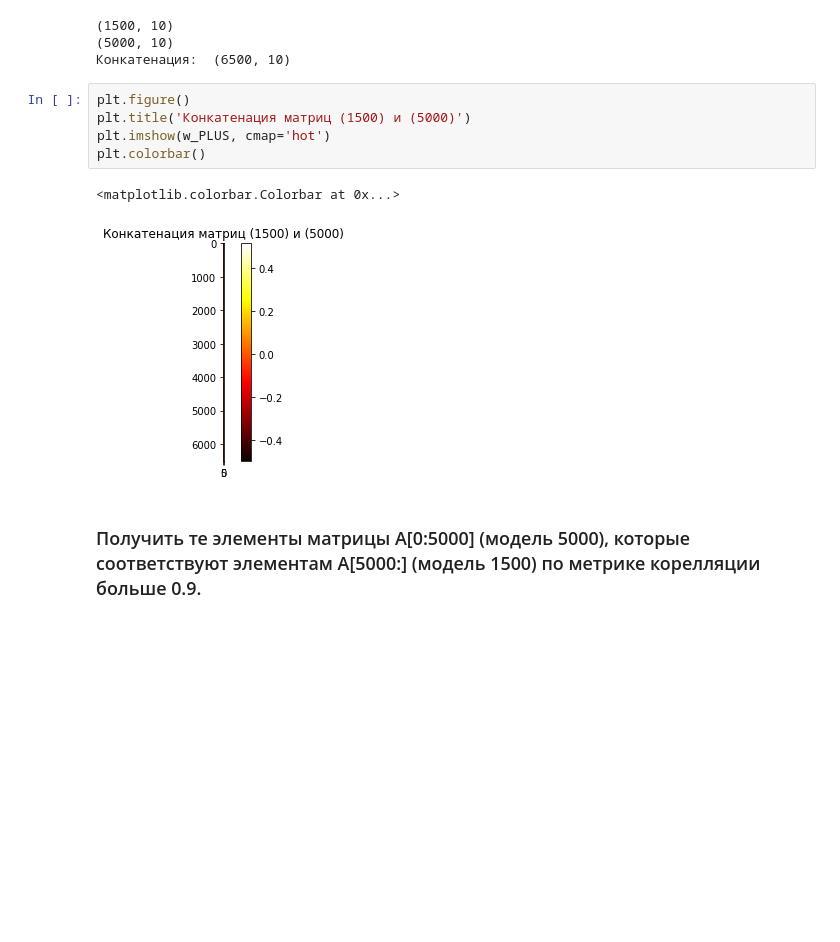
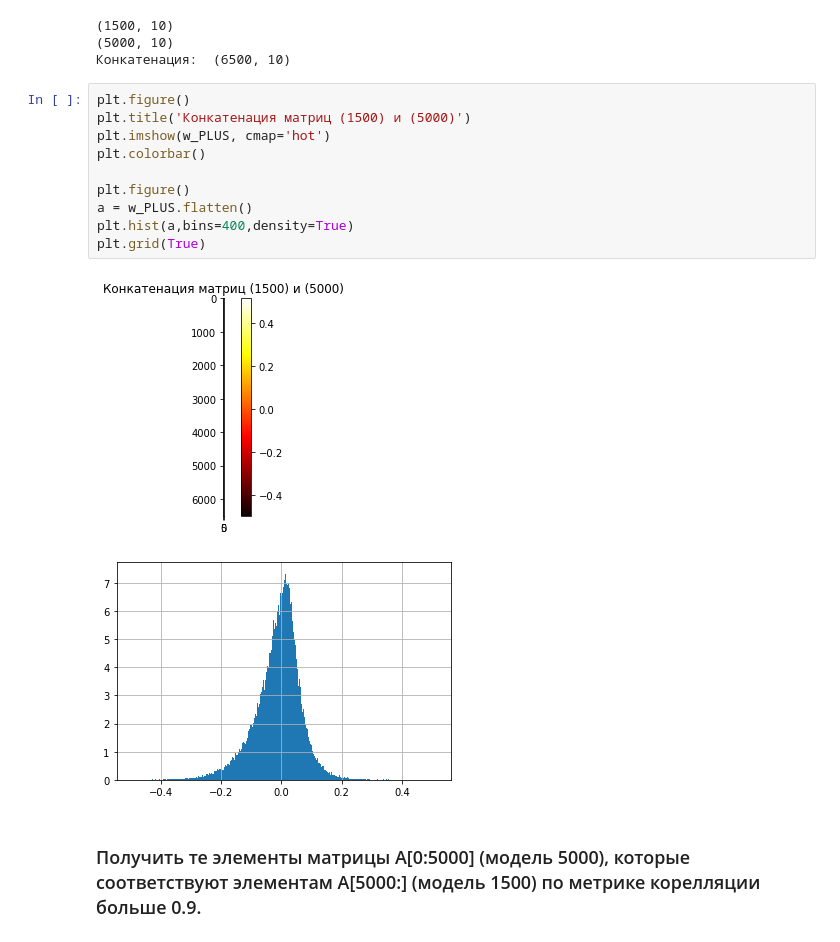
Before and after one commit to helenross636/magic_season, a Jupyter notebook: #Task15.ipynb, the cells around one changed output. Cells and saved outputs as stored; diff of their text form; blank space fills up the shorter version.

```diff
--- a/#Task15.ipynb
+++ b/#Task15.ipynb
@@ -60,11 +60,16 @@ print('Конкатенация: ',w_PLUS.shape)
 # %%
 plt.figure()
 plt.title('Конкатенация матриц (1500) и (5000)')
 plt.imshow(w_PLUS, cmap='hot')
 plt.colorbar()
+
+plt.figure()
+a = w_PLUS.flatten()
+plt.hist(a,bins=400,density=True)
+plt.grid(True)
 # %% [output]
-<matplotlib.colorbar.Colorbar at 0x...>
 [figure]
+[figure, added]
 # %% [markdown]
 ### Получить те элементы матрицы A[0:5000] (модель 5000), которые соответствуют элементам A[5000:] (модель 1500) по метрике корелляции больше 0.9.
 # %%
```
